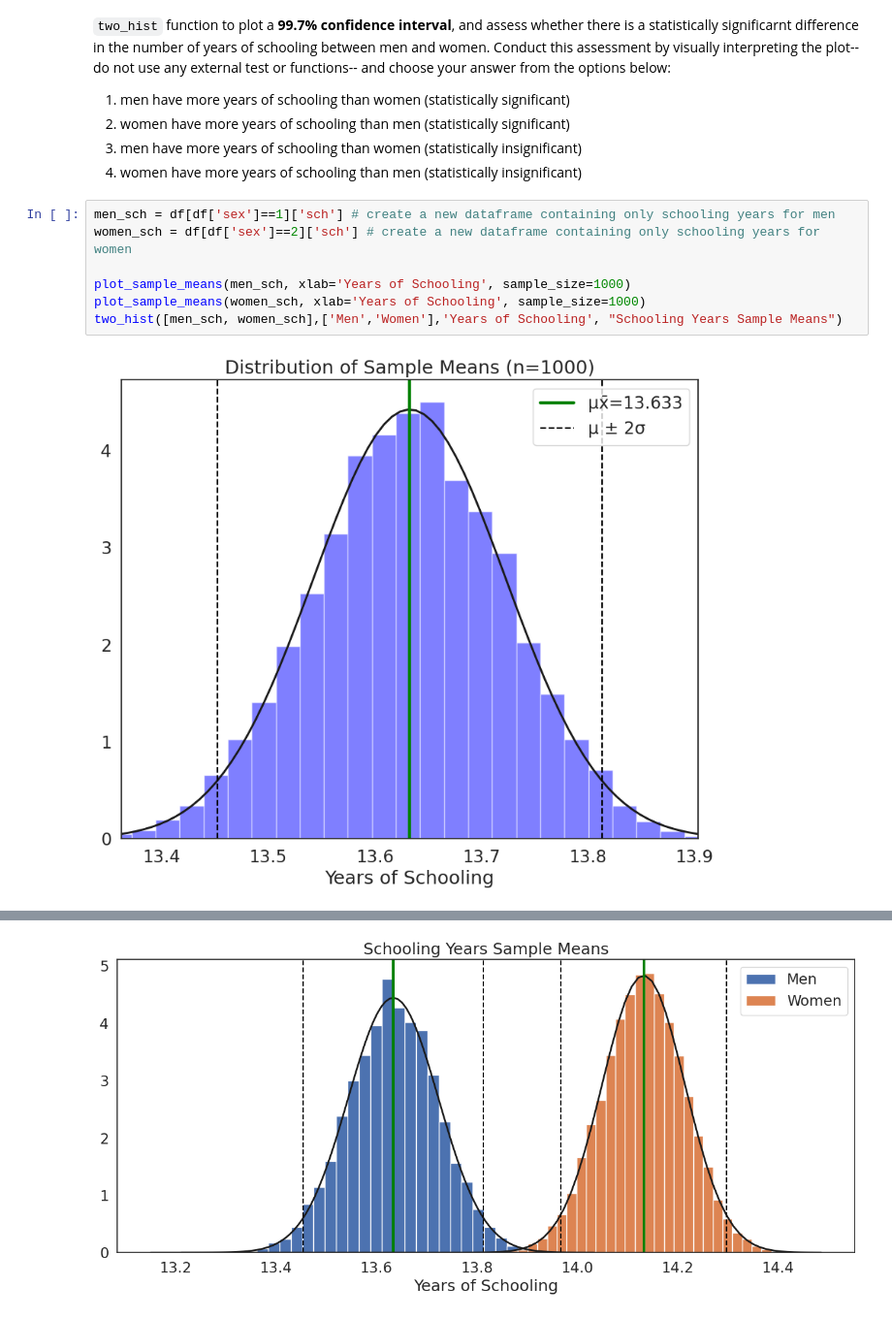
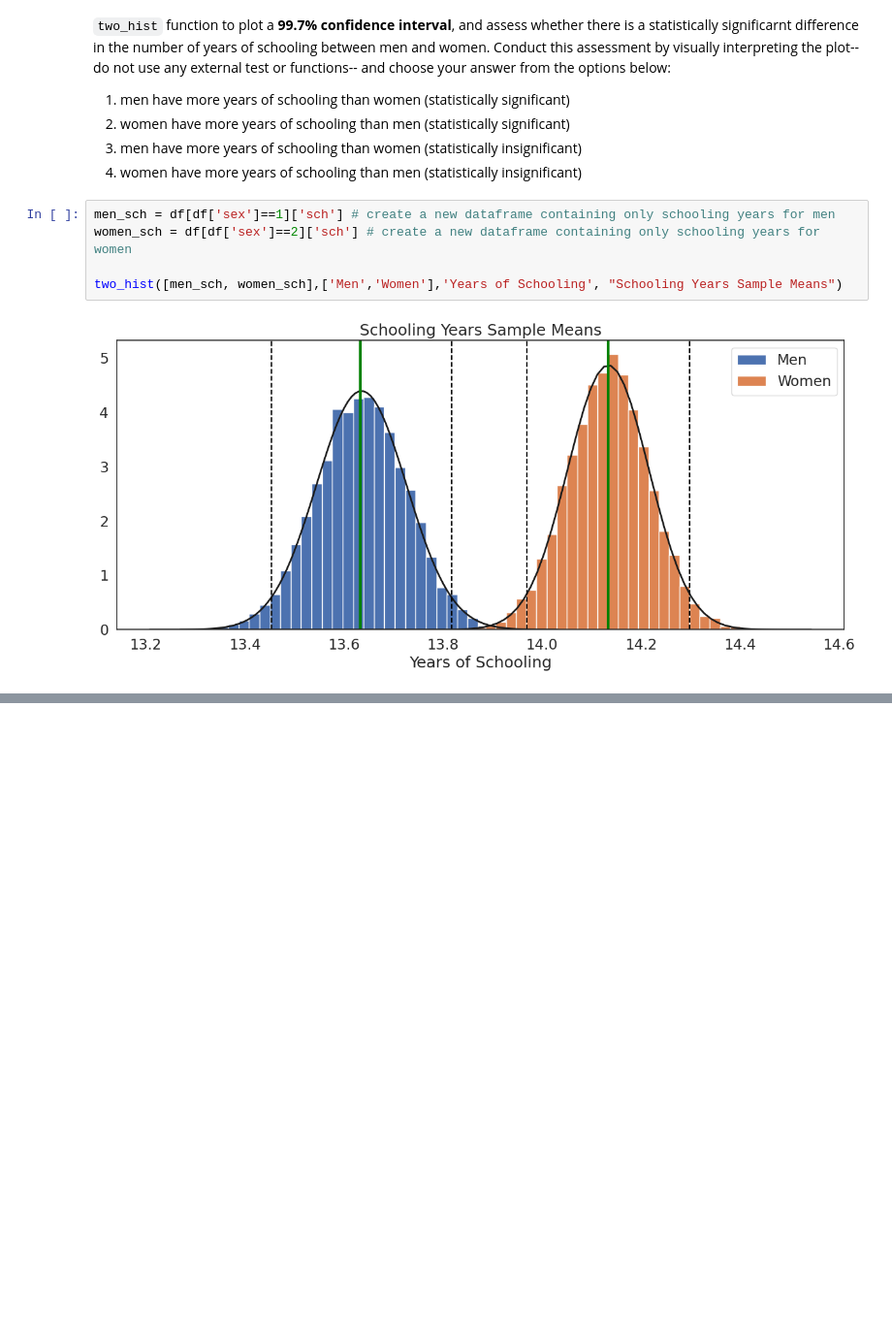
Before and after one commit to SKDD05/QM2_Test, a Jupyter notebook: W5_Distributions_and_Basic_Statistics.ipynb, the cells around one changed output, grey strips where cells are left out. Shown at 97% size. Cells and saved outputs as stored; diff of their text form; blank space fills up the shorter version.

```diff
--- a/W5_Distributions_and_Basic_Statistics.ipynb
+++ b/W5_Distributions_and_Basic_Statistics.ipynb
@@ -517,9 +517,7 @@ So, men tend to earn more than women. Perhaps this is driven by differences in e
 # %%
 men_sch = df[df['sex']==1]['sch'] # create a new dataframe containing only schooling years for men
 women_sch = df[df['sex']==2]['sch'] # create a new dataframe containing only schooling years for women
 
-plot_sample_means(men_sch, xlab='Years of Schooling', sample_size=1000)
-plot_sample_means(women_sch, xlab='Years of Schooling', sample_size=1000)
 two_hist([men_sch, women_sch],['Men','Women'],'Years of Schooling', "Schooling Years Sample Means")
 # %% [output]
-[figure, old version]
+[figure, new version]
@@ -527 +523,0 @@ two_hist([men_sch, women_sch],['Men','Women'],'Years of Schooling', "Schooling Y
-[figure, removed]
```
Also changed, not shown: parts of 7 cells of this notebook.
